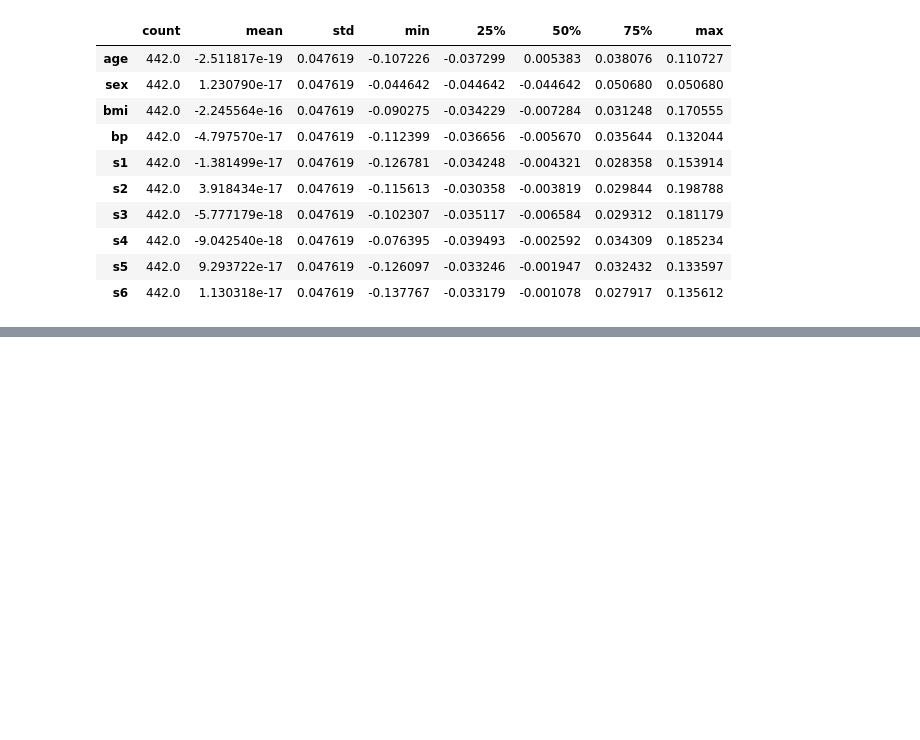
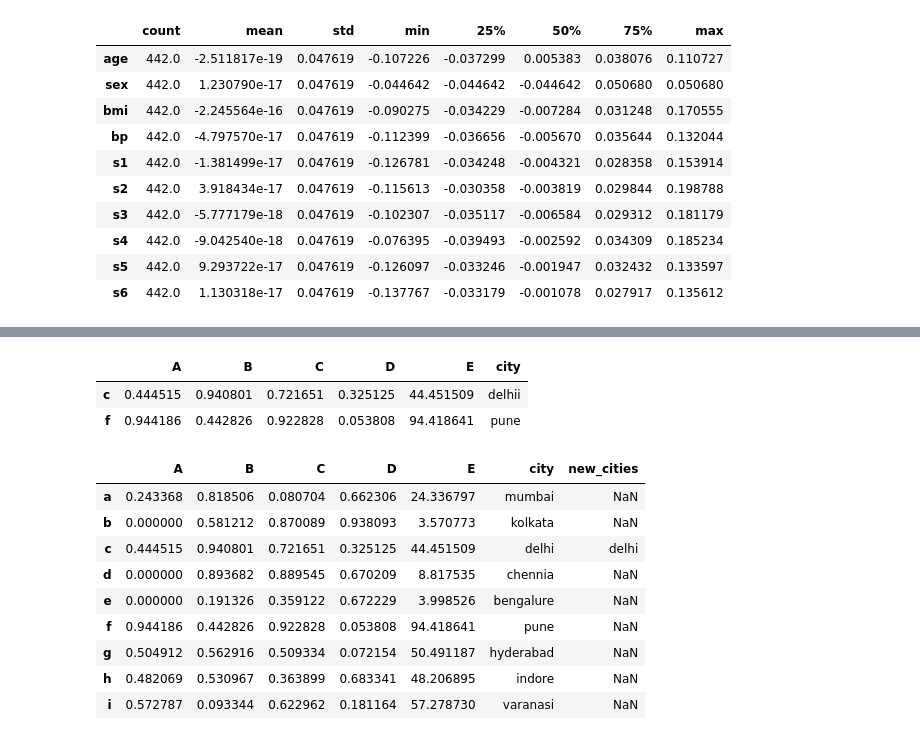
Before and after one commit to 24f1000525/ML, a Jupyter notebook: Intro_to_Panda.ipynb, the cells around one changed output, grey strips where cells are left out. Saved outputs shown, nothing was run; the diff lists cells and outputs as text; code cells hidden in the pictures; blank space fills up the shorter version.

```diff
--- a/Intro_to_Panda.ipynb
+++ b/Intro_to_Panda.ipynb
@@ -138,0 +405,2 @@ df.describe().T
+# %%
+df['city']=cities
@@ -138,0 +420,2 @@ df.describe().T
+# %%
+df_copy=df.copy()
@@ -138,0 +438,2 @@ df.describe().T
+# %%
+df_copy.loc[df.city=='delhi','city']='delhii'
@@ -138,0 +453,21 @@ df.describe().T
+# %%
+df_copy[criteria]
+# %% [output]
+|  | A | B | C | D | E | city |
+| c | 0.444515 | 0.940801 | 0.721651 | 0.325125 | 44.451509 | delhii |
+| f | 0.944186 | 0.442826 | 0.922828 | 0.053808 | 94.418641 | pune |
+# %%
+df_copy.loc[df_copy.city=='delho',['city','new_cities']]='delhi'
+# %%
+df_copy
+# %% [output]
+|  | A | B | C | D | E | city | new_cities |
+| a | 0.243368 | 0.818506 | 0.080704 | 0.662306 | 24.336797 | mumbai | NaN |
+| b | 0.000000 | 0.581212 | 0.870089 | 0.938093 | 3.570773 | kolkata | NaN |
+| c | 0.444515 | 0.940801 | 0.721651 | 0.325125 | 44.451509 | delhi | delhi |
+| d | 0.000000 | 0.893682 | 0.889545 | 0.670209 | 8.817535 | chennia | NaN |
+| e | 0.000000 | 0.191326 | 0.359122 | 0.672229 | 3.998526 | bengalure | NaN |
+| f | 0.944186 | 0.442826 | 0.922828 | 0.053808 | 94.418641 | pune | NaN |
+| g | 0.504912 | 0.562916 | 0.509334 | 0.072154 | 50.491187 | hyderabad | NaN |
+| h | 0.482069 | 0.530967 | 0.363899 | 0.683341 | 48.206895 | indore | NaN |
+| i | 0.572787 | 0.093344 | 0.622962 | 0.181164 | 57.278730 | varanasi | NaN |
```
Also changed, not shown: parts of 44 cells of this notebook.
